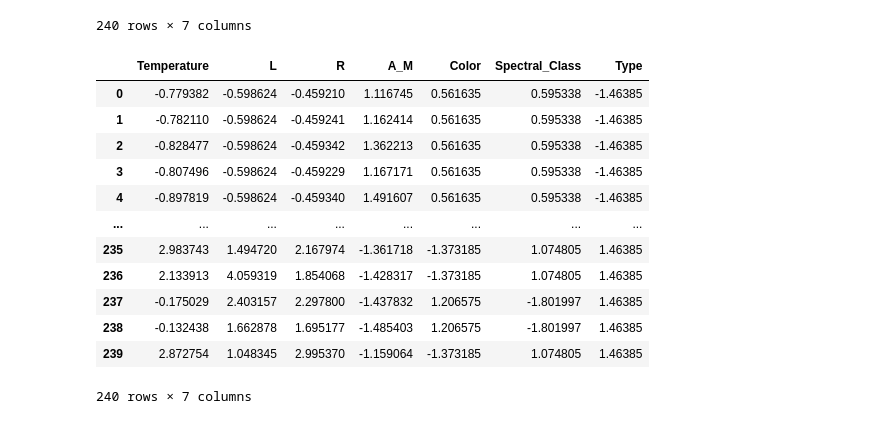
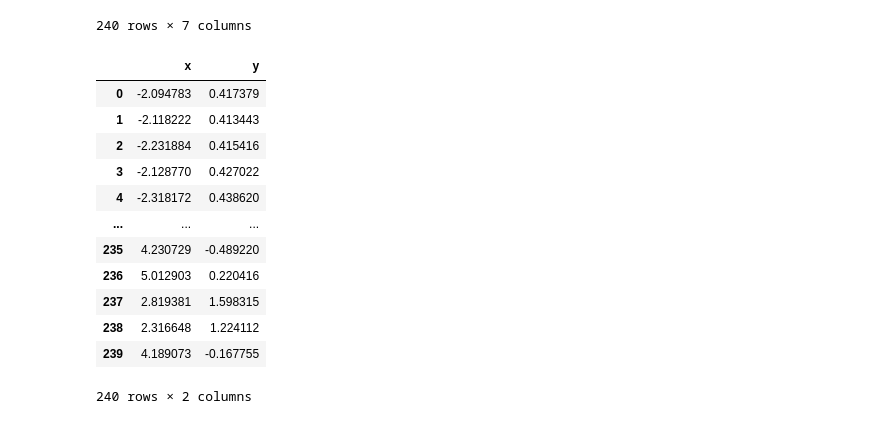
Before and after one commit to DongHyun99/Data_Mining, a Jupyter notebook: Pandas_data_analysis/StarTypeEDA.ipynb, the cells around one changed output. Saved outputs shown, nothing was run; the diff lists cells and outputs as text; code cells hidden in the pictures.

```diff
--- a/Pandas_data_analysis/StarTypeEDA.ipynb
+++ b/Pandas_data_analysis/StarTypeEDA.ipynb
@@ -235,20 +238,26 @@ pd.DataFrame(trans_star,columns=star.columns)
 # %%
 stand=StandardScaler()
 trans_star = stand.fit_transform(star)
-pd.DataFrame(trans_star,columns=star.columns)
+data_scaled=pd.DataFrame(trans_star,columns=star.columns)
 
 # StandardScaler를 사용하니 같은 값을 가진 값들이 같은 값을 가지게 되었다.
-# %% [output]
-|  | Temperature | L | R | A_M | Color | Spectral_Class | Type |
-| 0 | -0.779382 | -0.598624 | -0.459210 | 1.116745 | 0.561635 | 0.595338 | -1.46385 |
-| 1 | -0.782110 | -0.598624 | -0.459241 | 1.162414 | 0.561635 | 0.595338 | -1.46385 |
-| 2 | -0.828477 | -0.598624 | -0.459342 | 1.362213 | 0.561635 | 0.595338 | -1.46385 |
-| 3 | -0.807496 | -0.598624 | -0.459229 | 1.167171 | 0.561635 | 0.595338 | -1.46385 |
-| 4 | -0.897819 | -0.598624 | -0.459340 | 1.491607 | 0.561635 | 0.595338 | -1.46385 |
-| ... | ... | ... | ... | ... | ... | ... | ... |
-| 235 | 2.983743 | 1.494720 | 2.167974 | -1.361718 | -1.373185 | 1.074805 | 1.46385 |
-| 236 | 2.133913 | 4.059319 | 1.854068 | -1.428317 | -1.373185 | 1.074805 | 1.46385 |
-| 237 | -0.175029 | 2.403157 | 2.297800 | -1.437832 | 1.206575 | -1.801997 | 1.46385 |
-| 238 | -0.132438 | 1.662878 | 1.695177 | -1.485403 | 1.206575 | -1.801997 | 1.46385 |
-| 239 | 2.872754 | 1.048345 | 2.995370 | -1.159064 | -1.373185 | 1.074805 | 1.46385 |
-240 rows × 7 columns
+# %%
+#PCA 차원 축소 기법을 먼저 적용해 보자
+pca = PCA(n_components=2)
+star_pca = pca.fit_transform(data_scaled)
+star_pca = pd.DataFrame(star_pca, columns=['x','y'])
+star_pca
+# %% [output]
+|  | x | y |
+| 0 | -2.094783 | 0.417379 |
+| 1 | -2.118222 | 0.413443 |
+| 2 | -2.231884 | 0.415416 |
+| 3 | -2.128770 | 0.427022 |
+| 4 | -2.318172 | 0.438620 |
+| ... | ... | ... |
+| 235 | 4.230729 | -0.489220 |
+| 236 | 5.012903 | 0.220416 |
+| 237 | 2.819381 | 1.598315 |
+| 238 | 2.316648 | 1.224112 |
+| 239 | 4.189073 | -0.167755 |
+240 rows × 2 columns
```
Also changed, not shown: parts of 7 cells of this notebook.
